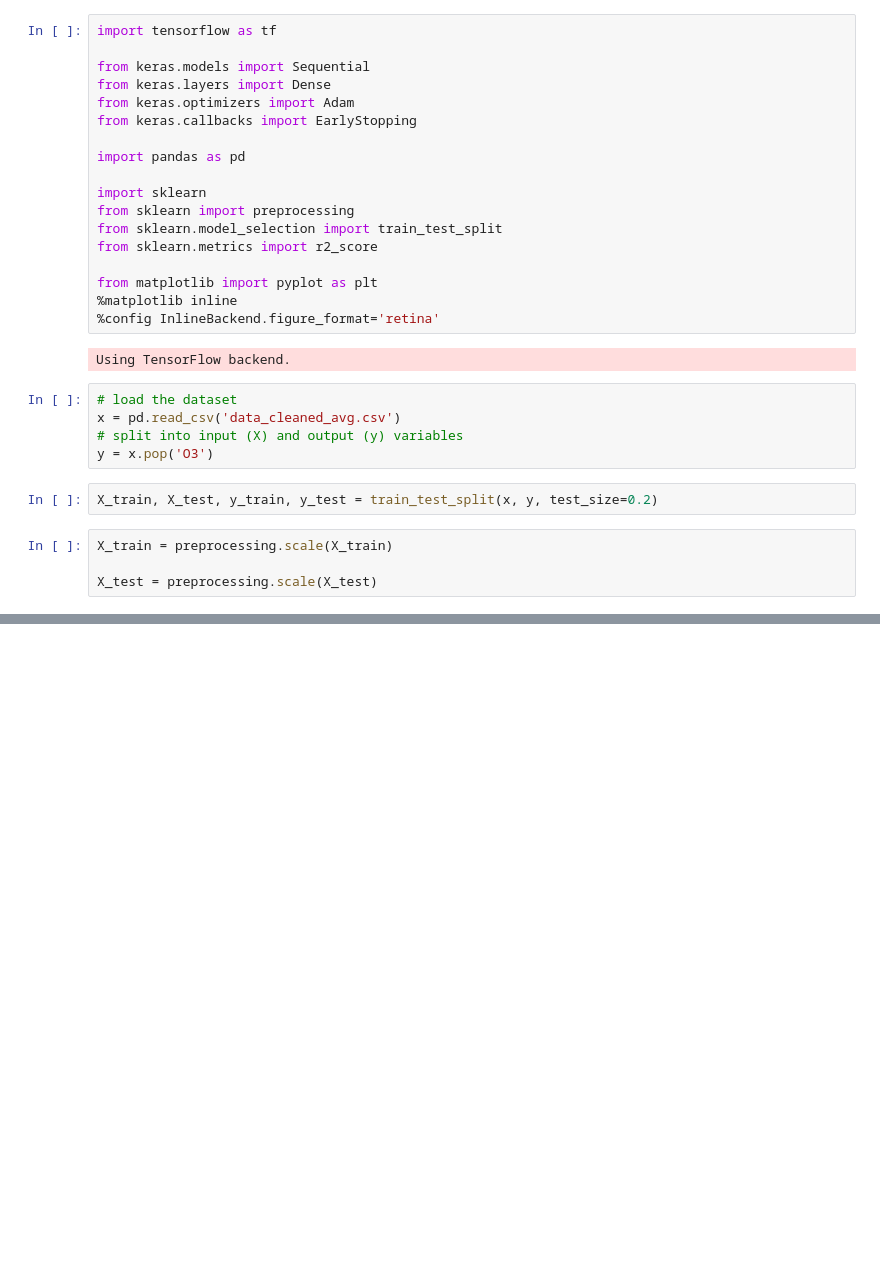
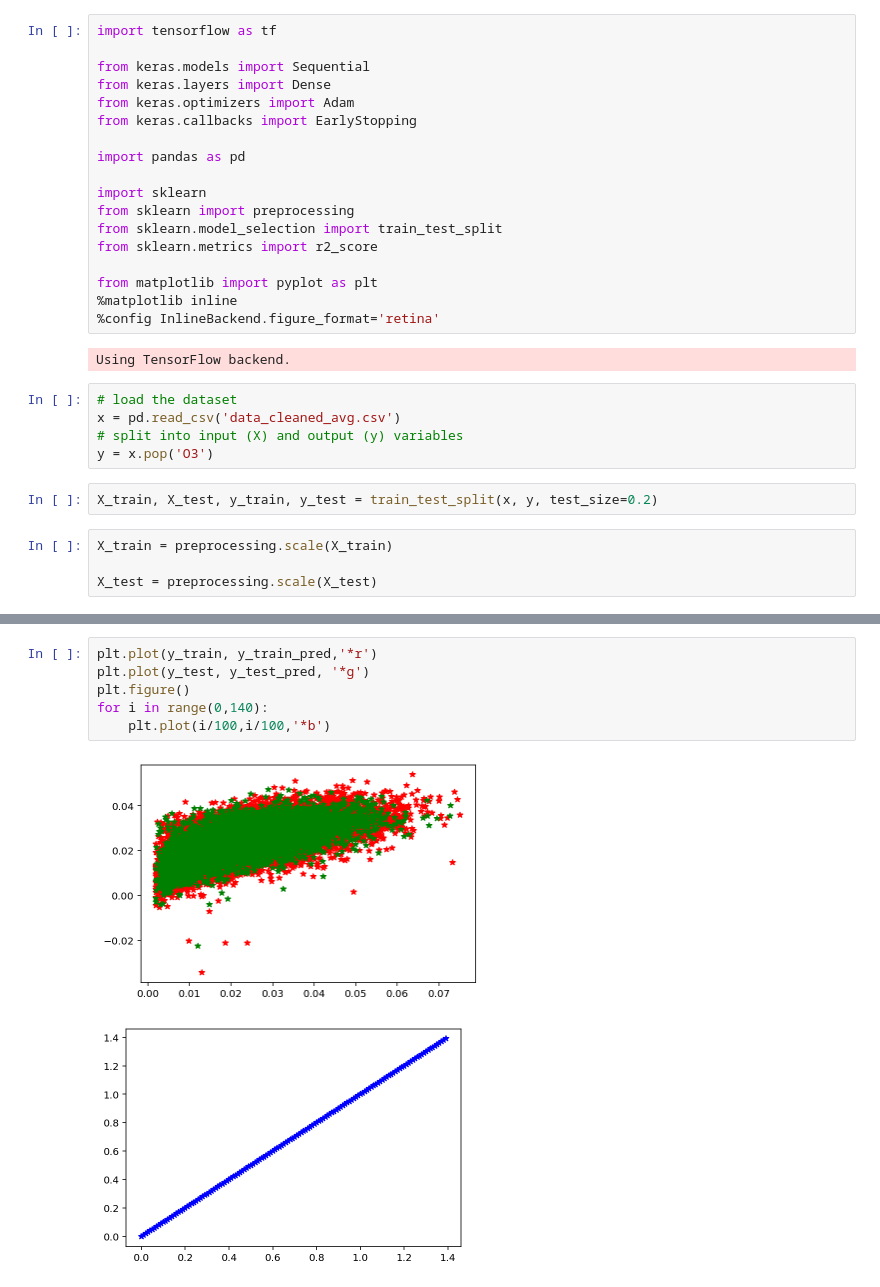
Before and after one commit to antoniusYanuar/Ml, a Jupyter notebook: neural_network.ipynb, the cells around one changed output, grey strips where cells are left out. Saved outputs shown, nothing was run; the diff lists cells and outputs as text; blank space fills up the shorter version.

```diff
--- a/neural_network.ipynb
+++ b/neural_network.ipynb
@@ -67,0 +76,9 @@ print("The R2 score on the Test set is:\t{:0.3f}".format(r2_score(y_test, y_test
+# %%
+plt.plot(y_train, y_train_pred,'*r')
+plt.plot(y_test, y_test_pred, '*g')
+plt.figure()
+for i in range(0,140):
+    plt.plot(i/100,i/100,'*b')
+# %% [output]
+[figure, added]
+[figure, added]
```
Also changed, not shown: parts of 3 cells of this notebook, 2 other files.
